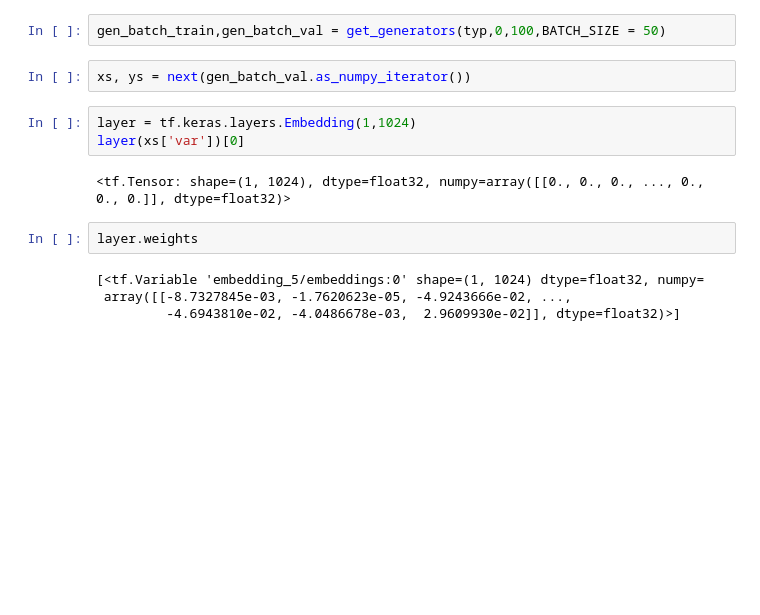
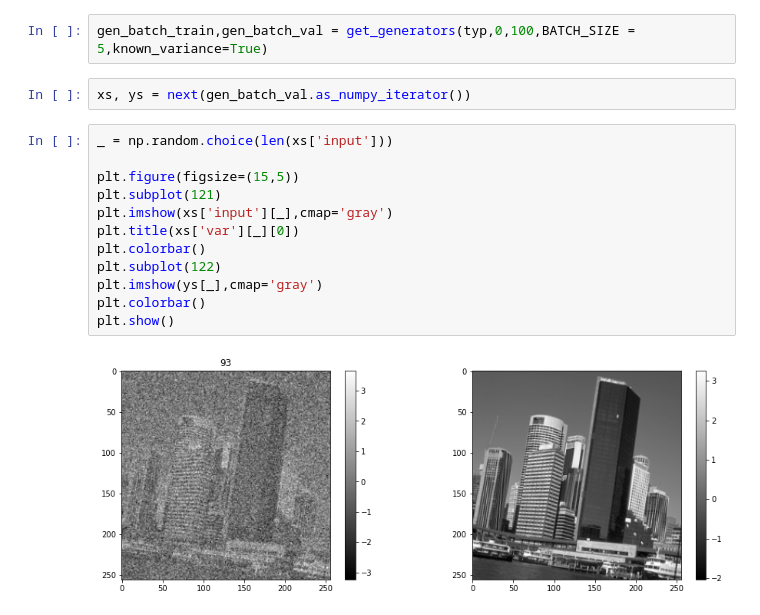
Before and after one commit to erjel/ortega_master_thesis, a Jupyter notebook: 7_apr/general/whitening.ipynb, the cells around one changed output. Cells and saved outputs as stored; diff of their text form; blank space fills up the shorter version.

Commit message:
knowing variance

```diff
--- a/7_apr/general/whitening.ipynb
+++ b/7_apr/general/whitening.ipynb
@@ -202,15 +56,18 @@ def get_generators(typ,var1_d,var1_u,BATCH_SIZE = 50, CROP1 = 256,
 # %%
-gen_batch_train,gen_batch_val = get_generators(typ,0,100,BATCH_SIZE = 50)
+gen_batch_train,gen_batch_val = get_generators(typ,0,100,BATCH_SIZE = 5,known_variance=True)
 # %%
 xs, ys = next(gen_batch_val.as_numpy_iterator())
-# %%
-layer = tf.keras.layers.Embedding(1,1024)
-layer(xs['var'])[0]
-# %% [output]
-<tf.Tensor: shape=(1, 1024), dtype=float32, numpy=array([[0., 0., 0., ..., 0., 0., 0.]], dtype=float32)>
-# %%
-layer.weights
-# %% [output]
-[<tf.Variable 'embedding_5/embeddings:0' shape=(1, 1024) dtype=float32, numpy=
- array([[-8.7327845e-03, -1.7620623e-05, -4.9243666e-02, ...,
-         -4.6943810e-02, -4.0486678e-03,  2.9609930e-02]], dtype=float32)>]
+# %%
+_ = np.random.choice(len(xs['input']))
+
+plt.figure(figsize=(15,5))
+plt.subplot(121)
+plt.imshow(xs['input'][_],cmap='gray')
+plt.title(xs['var'][_][0])
+plt.colorbar()
+plt.subplot(122)
+plt.imshow(ys[_],cmap='gray')
+plt.colorbar()
+plt.show()
+# %% [output]
+[figure, added]
```
Also changed, not shown: parts of 11 cells of this notebook, 19 other files.
